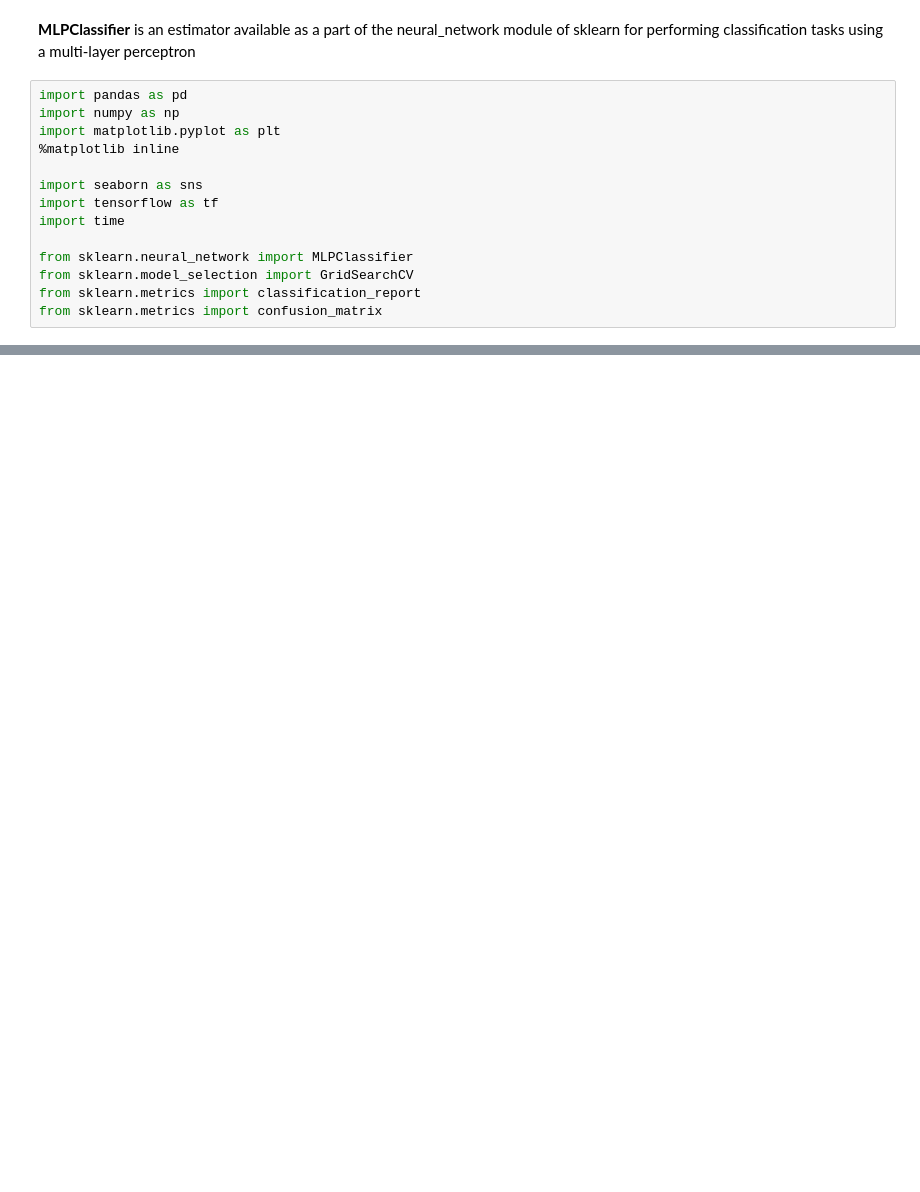
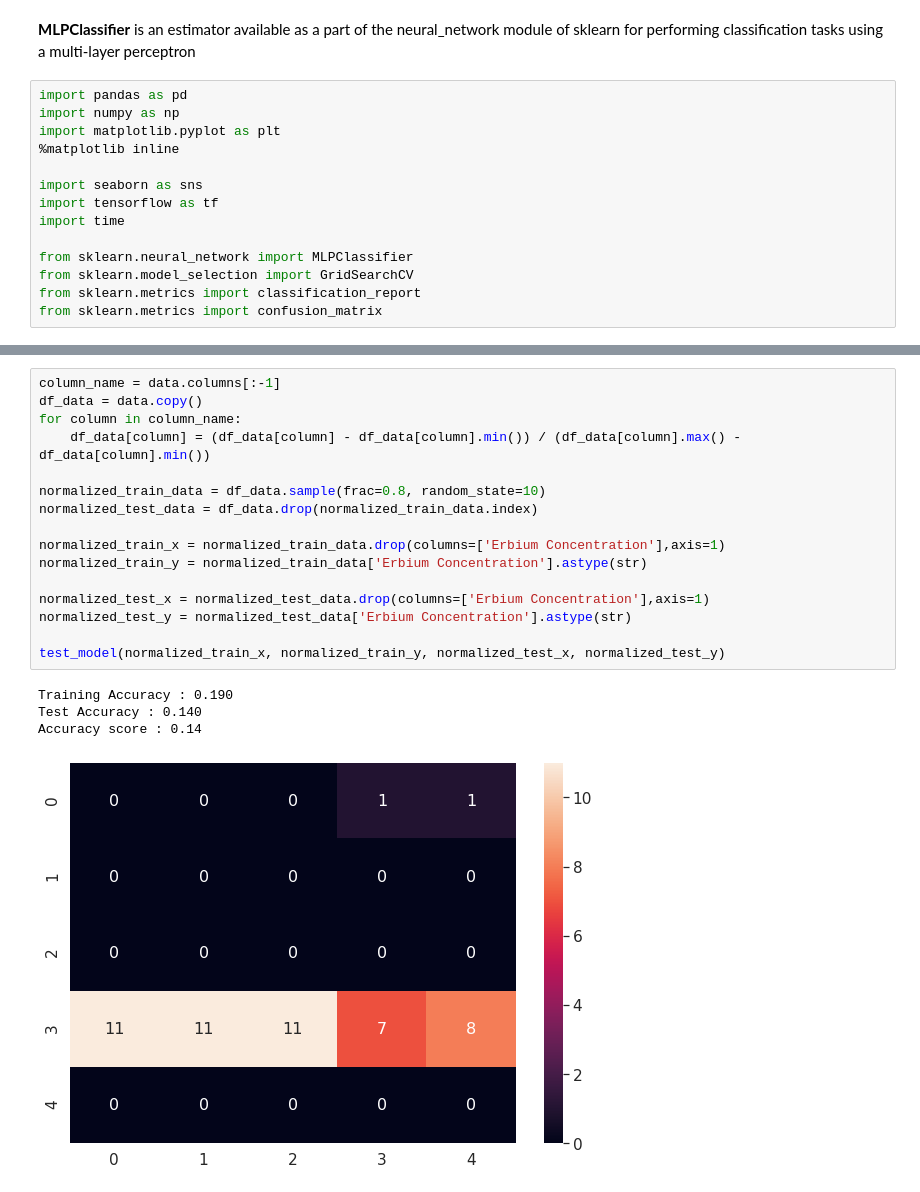
Before and after one commit to ee2110/Machine_Learning_with_TensorFlow, a Jupyter notebook: Glass-Compound-Analysis/Erbium_Concentration_Classification/MLP_sklearn_Erbium_concentration_classification.ipynb, the cells around one changed output, grey strips where cells are left out. Saved outputs shown, nothing was run; the diff lists cells and outputs as text; blank space fills up the shorter version.

```diff
--- a/Glass-Compound-Analysis/Erbium_Concentration_Classification/MLP_sklearn_Erbium_concentration_classification.ipynb
+++ b/Glass-Compound-Analysis/Erbium_Concentration_Classification/MLP_sklearn_Erbium_concentration_classification.ipynb
@@ -69,3 +109,24 @@ mlp_classifier  = MLPClassifier(
+# %%
+column_name = data.columns[:-1]
+df_data = data.copy()
+for column in column_name:
+    df_data[column] = (df_data[column] - df_data[column].min()) / (df_data[column].max() - df_data[column].min())
+
+normalized_train_data = df_data.sample(frac=0.8, random_state=10)
+normalized_test_data = df_data.drop(normalized_train_data.index)
+
+normalized_train_x = normalized_train_data.drop(columns=['Erbium Concentration'],axis=1)
+normalized_train_y = normalized_train_data['Erbium Concentration'].astype(str)
+
+normalized_test_x = normalized_test_data.drop(columns=['Erbium Concentration'],axis=1)
+normalized_test_y = normalized_test_data['Erbium Concentration'].astype(str)
+
+test_model(normalized_train_x, normalized_train_y, normalized_test_x, normalized_test_y)
+# %% [output]
+Training Accuracy : 0.190
+Test Accuracy : 0.140
+Accuracy score : 0.14
+[figure, added]
 # %%
 parameter_space = {
     'hidden_layer_sizes': [(32,64,128),(128,256,512),(256,512,1024)],
```
Also changed, not shown: parts of 21 cells of this notebook.
